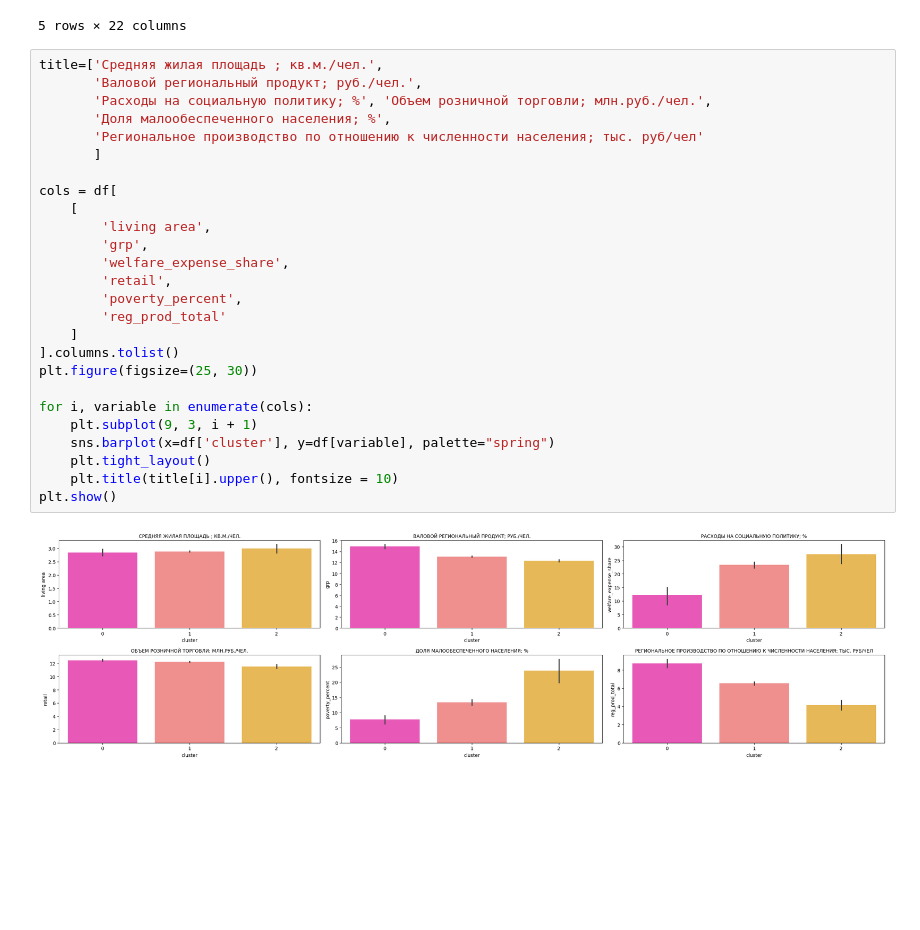
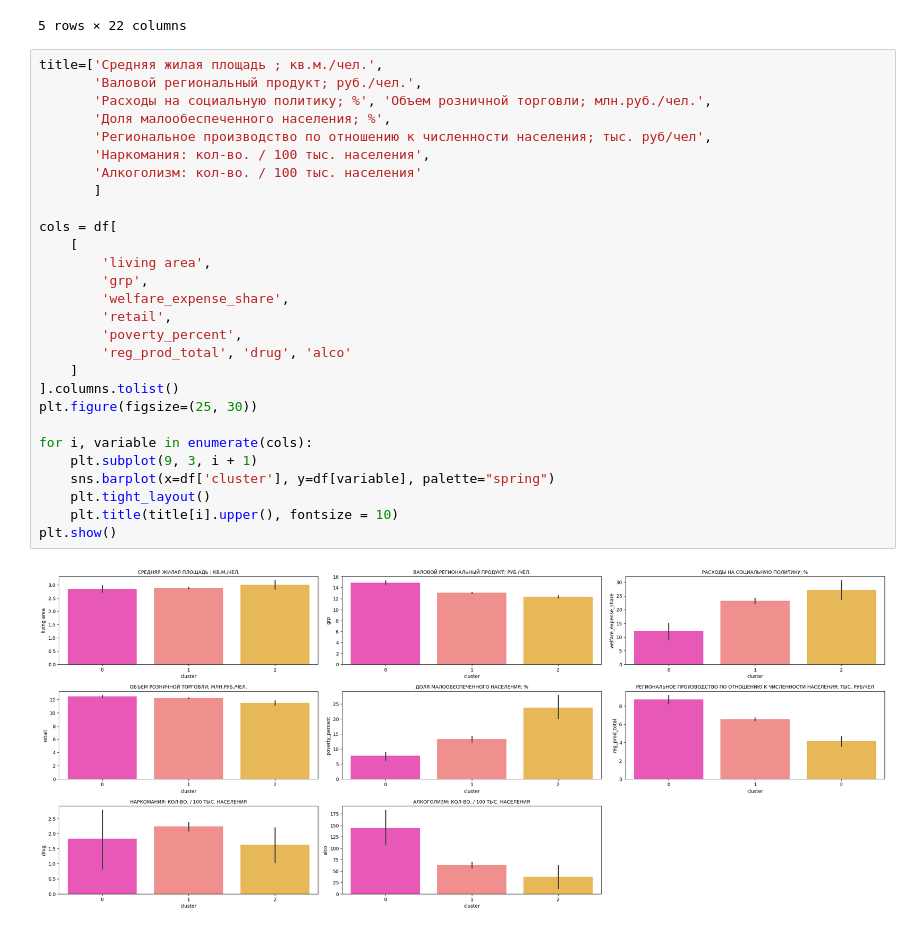
Before and after one commit to vokhmianin-da/social_russia_project, a Jupyter notebook: Diplom_4.ipynb, the cells around one changed output. Drawn from its saved outputs; the diff is of its cells as text; blank space fills up the shorter version.

```diff
--- a/Diplom_4.ipynb
+++ b/Diplom_4.ipynb
@@ -40,28 +40,30 @@ display(df.head())
 # %%
 title=['Средняя жилая площадь ; кв.м./чел.',
        'Валовой региональный продукт; руб./чел.',
        'Расходы на социальную политику; %', 'Объем розничной торговли; млн.руб./чел.',
        'Доля малообеспеченного населения; %',
-       'Региональное производство по отношению к численности населения; тыс. руб/чел'
+       'Региональное производство по отношению к численности населения; тыс. руб/чел',
+       'Наркомания: кол-во. / 100 тыс. населения',
+       'Алкоголизм: кол-во. / 100 тыс. населения'
        ]
 
 cols = df[
     [
         'living area',
         'grp',
         'welfare_expense_share',
         'retail',
         'poverty_percent',
-        'reg_prod_total'
+        'reg_prod_total', 'drug', 'alco'
     ]
 ].columns.tolist()
 plt.figure(figsize=(25, 30))
 
 for i, variable in enumerate(cols):
     plt.subplot(9, 3, i + 1)
     sns.barplot(x=df['cluster'], y=df[variable], palette="spring")
     plt.tight_layout()
     plt.title(title[i].upper(), fontsize = 10)
 plt.show()
 # %% [output]
-[figure, old version]
+[figure, new version]
```
Also changed, not shown: parts of 1 cell of this notebook.
